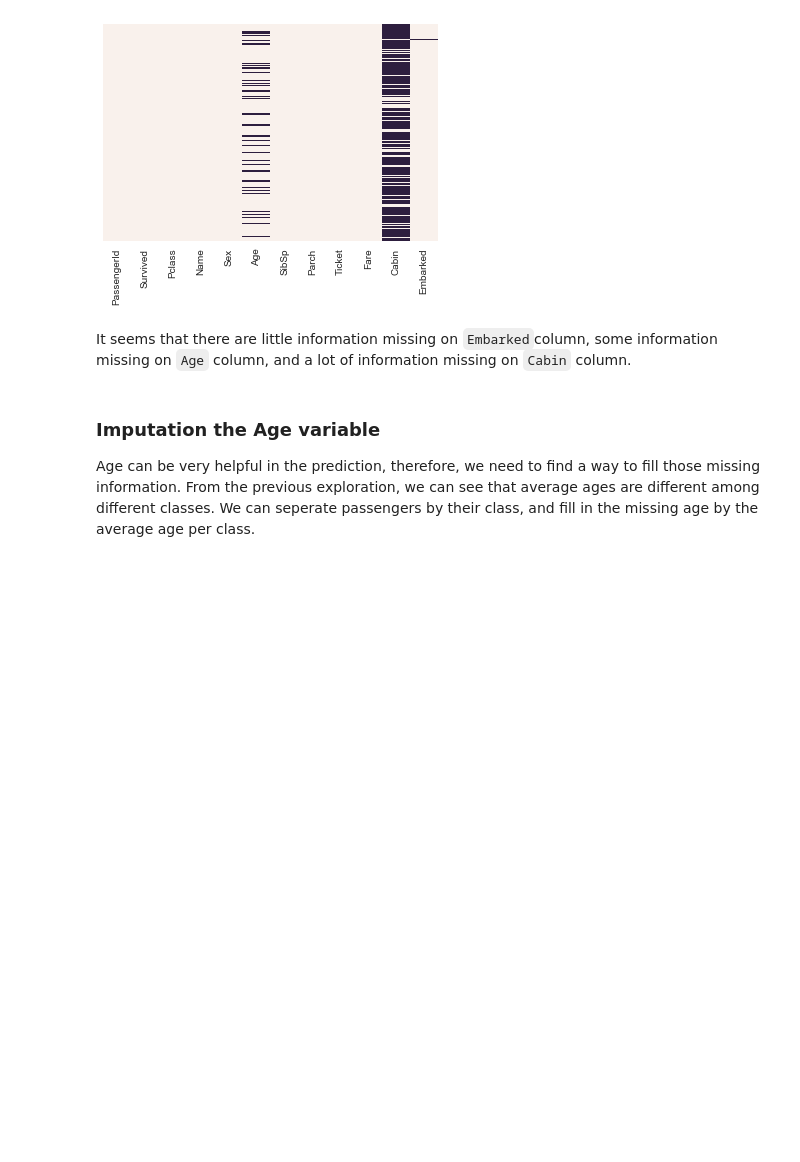
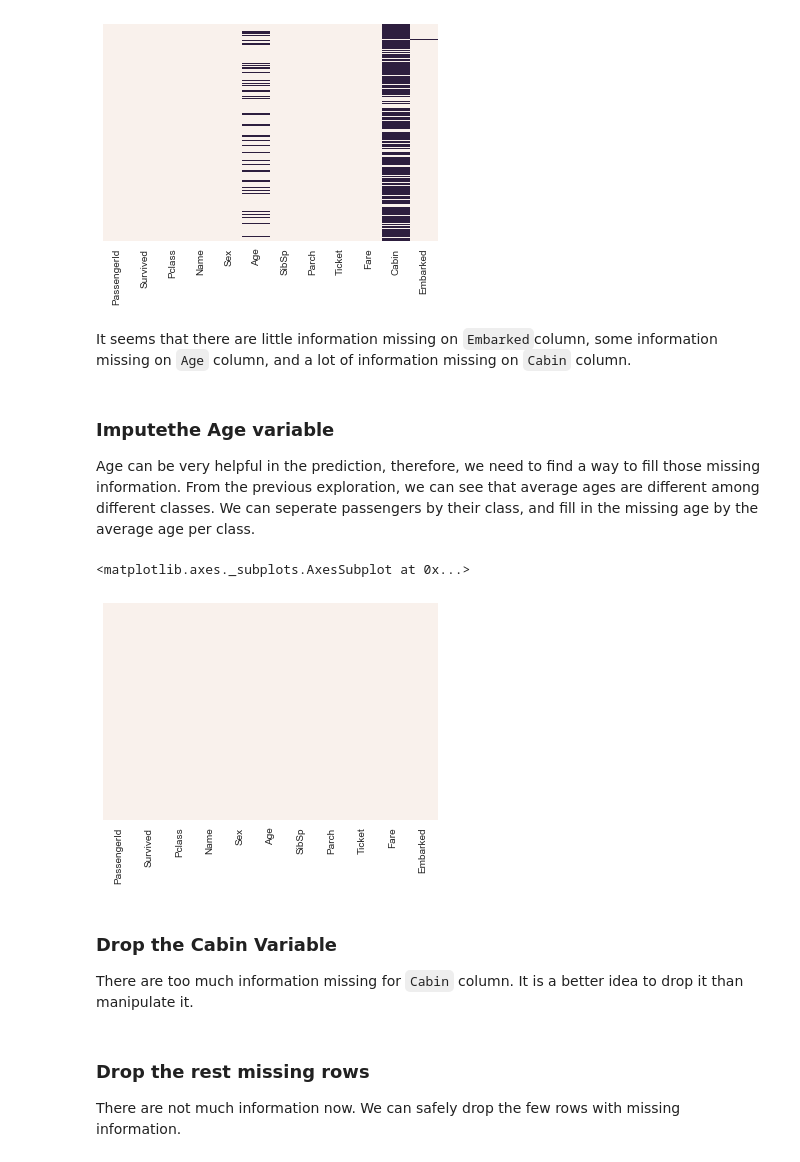
Before and after one commit to mukerong/Machine-Learning-Engineer-Nanodegree, a Jupyter notebook: P0-Titanic/titanic-survival-exploration.ipynb, the cells around one changed output. Drawn from its saved outputs; the diff is of its cells as text; code cells hidden in the pictures; blank space fills up the shorter version.

Commit message:
feat: Deal with missing informaiton

```diff
--- a/P0-Titanic/titanic-survival-exploration.ipynb
+++ b/P0-Titanic/titanic-survival-exploration.ipynb
@@ -127,7 +127,7 @@ sns.heatmap(train.isnull(), yticklabels=False, cbar=False)
 # %% [markdown]
 It seems that there are little information missing on `Embarked`column, some information missing on `Age` column, and a lot of information missing on `Cabin` column.
 # %% [markdown]
-### Imputation the Age variable
+### Imputethe Age variable
 
 Age can be very helpful in the prediction, therefore, we need to find a way to fill those missing information. From the previous exploration, we can see that average ages are different among different classes. We can seperate passengers by their class, and fill in the missing age by the average age per class.
 # %%
@@ -147,4 +147,11 @@ def impute_age(cols):
 # %%
 train['Age'] = train[['Age', 'Pclass']].apply(impute_age, axis=1)
 # %%
-sns.heatmap(train.isnull(), yticklabels=False, cba)
+sns.heatmap(train.isnull(), yticklabels=False, cbar=False)
+# %% [output]
+<matplotlib.axes._subplots.AxesSubplot at 0x...>
+[figure, added]
+# %% [markdown]
+### Drop the Cabin Variable
+
+There are too much information missing for `Cabin` column. It is a better idea to drop it than manipulate it.
@@ -150,0 +160,4 @@ sns.heatmap(train.isnull(), yticklabels=False, cba)
+# %% [markdown]
+### Drop the rest missing rows
+
+There are not much information now. We can safely drop the few rows with missing information.
```
Also changed, not shown: parts of 3 cells of this notebook.
